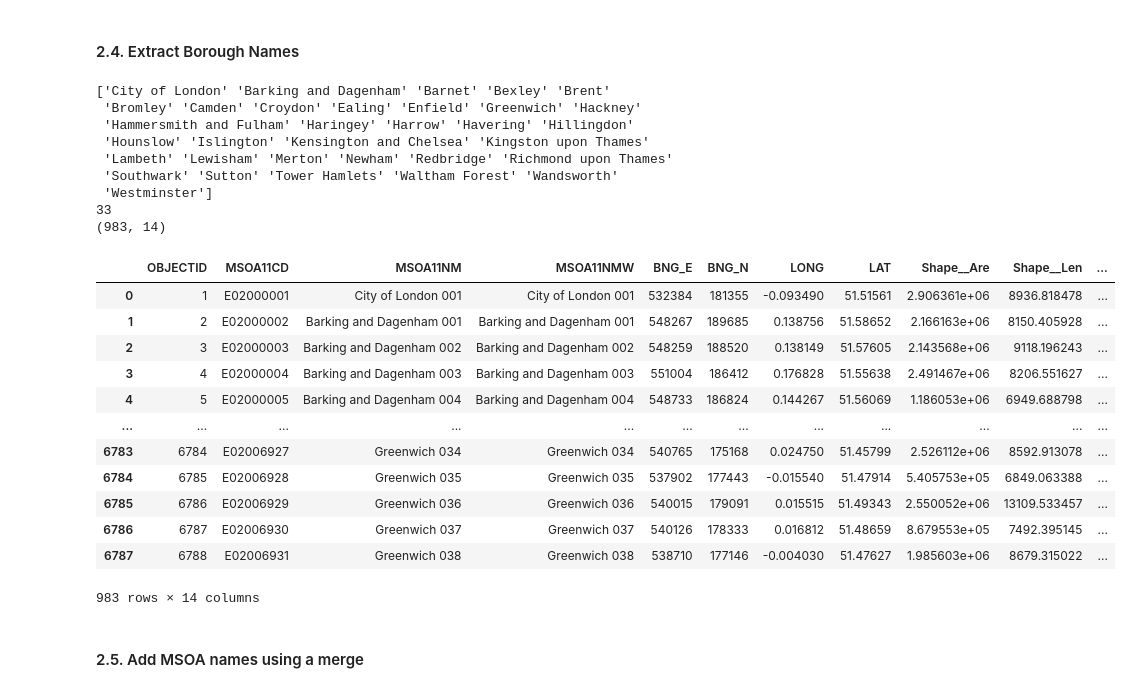
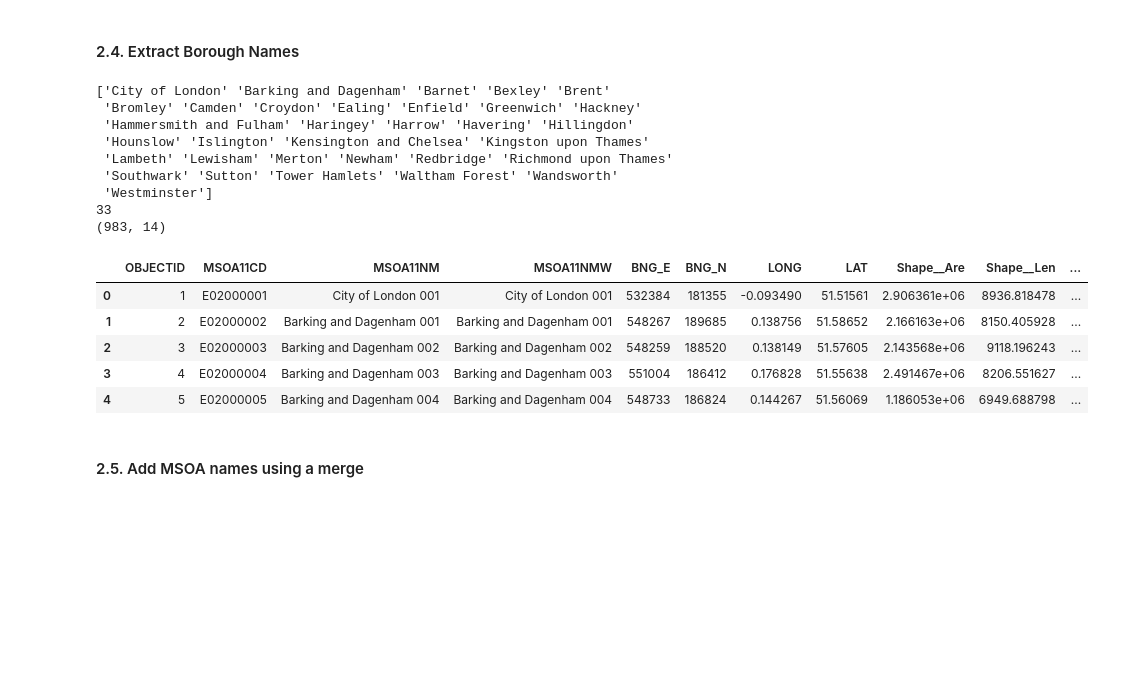
Before and after one commit to joeylizh/i2p, a Jupyter notebook: assessments/coursework3/Assessment_3_Reproducible_Analysis.ipynb, the cells around one changed output. Cells and saved outputs as stored; diff of their text form; code cells hidden in the pictures; blank space fills up the shorter version.

```diff
--- a/assessments/coursework3/Assessment_3_Reproducible_Analysis.ipynb
+++ b/assessments/coursework3/Assessment_3_Reproducible_Analysis.ipynb
@@ -75,33 +77,26 @@ ldn_msoas.plot();
 # %%
 ldn_msoas['Borough'] = ldn_msoas.MSOA11NM.str.replace(r' \d+$','',regex=True)
 
 print(ldn_msoas.Borough.unique())
 print(len(ldn_msoas.Borough.unique()))
 print(ldn_msoas.shape)
-ldn_msoas
+ldn_msoas.head()
 # %% [output]
 ['City of London' 'Barking and Dagenham' 'Barnet' 'Bexley' 'Brent'
  'Bromley' 'Camden' 'Croydon' 'Ealing' 'Enfield' 'Greenwich' 'Hackney'
  'Hammersmith and Fulham' 'Haringey' 'Harrow' 'Havering' 'Hillingdon'
  'Hounslow' 'Islington' 'Kensington and Chelsea' 'Kingston upon Thames'
  'Lambeth' 'Lewisham' 'Merton' 'Newham' 'Redbridge' 'Richmond upon Thames'
  'Southwark' 'Sutton' 'Tower Hamlets' 'Waltham Forest' 'Wandsworth'
  'Westminster']
 33
 (983, 14)
 |  | OBJECTID | MSOA11CD | MSOA11NM | MSOA11NMW | BNG_E | BNG_N | LONG | LAT | Shape__Are | Shape__Len | ... |
 | 0 | 1 | E02000001 | City of London 001 | City of London 001 | 532384 | 181355 | -0.093490 | 51.51561 | 2.906361e+06 | 8936.818478 | ... |
 | 1 | 2 | E02000002 | Barking and Dagenham 001 | Barking and Dagenham 001 | 548267 | 189685 | 0.138756 | 51.58652 | 2.166163e+06 | 8150.405928 | ... |
 | 2 | 3 | E02000003 | Barking and Dagenham 002 | Barking and Dagenham 002 | 548259 | 188520 | 0.138149 | 51.57605 | 2.143568e+06 | 9118.196243 | ... |
 | 3 | 4 | E02000004 | Barking and Dagenham 003 | Barking and Dagenham 003 | 551004 | 186412 | 0.176828 | 51.55638 | 2.491467e+06 | 8206.551627 | ... |
 | 4 | 5 | E02000005 | Barking and Dagenham 004 | Barking and Dagenham 004 | 548733 | 186824 | 0.144267 | 51.56069 | 1.186053e+06 | 6949.688798 | ... |
-| ... | ... | ... | ... | ... | ... | ... | ... | ... | ... | ... | ... |
-| 6783 | 6784 | E02006927 | Greenwich 034 | Greenwich 034 | 540765 | 175168 | 0.024750 | 51.45799 | 2.526112e+06 | 8592.913078 | ... |
-| 6784 | 6785 | E02006928 | Greenwich 035 | Greenwich 035 | 537902 | 177443 | -0.015540 | 51.47914 | 5.405753e+05 | 6849.063388 | ... |
-| 6785 | 6786 | E02006929 | Greenwich 036 | Greenwich 036 | 540015 | 179091 | 0.015515 | 51.49343 | 2.550052e+06 | 13109.533457 | ... |
-| 6786 | 6787 | E02006930 | Greenwich 037 | Greenwich 037 | 540126 | 178333 | 0.016812 | 51.48659 | 8.679553e+05 | 7492.395145 | ... |
-| 6787 | 6788 | E02006931 | Greenwich 038 | Greenwich 038 | 538710 | 177146 | -0.004030 | 51.47627 | 1.985603e+06 | 8679.315022 | ... |
-983 rows × 14 columns
 # %% [markdown]
 #### 2.5.  Add MSOA names using a merge
 # %%
```
Also changed, not shown: parts of 24 cells of this notebook, 9 other files.
